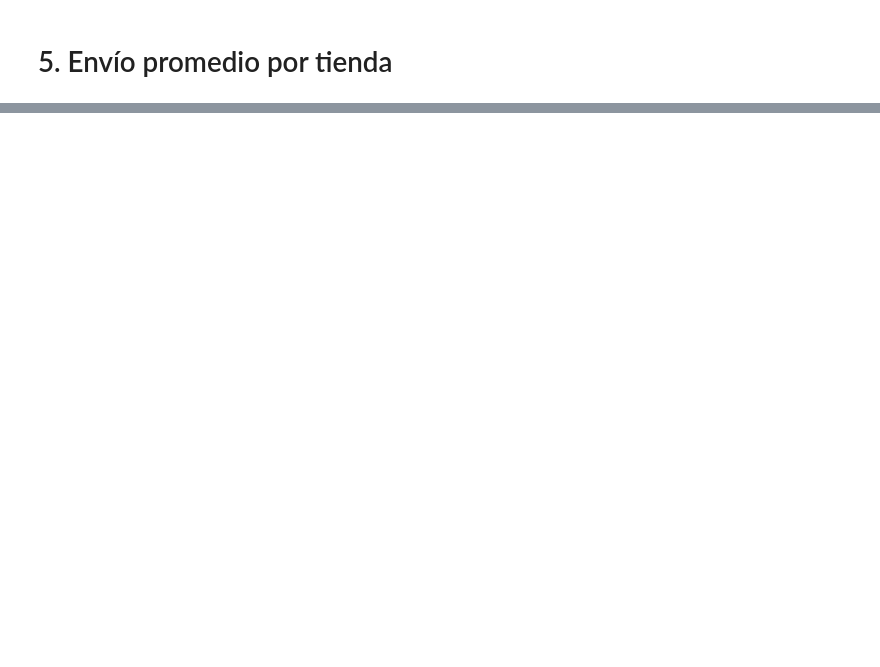
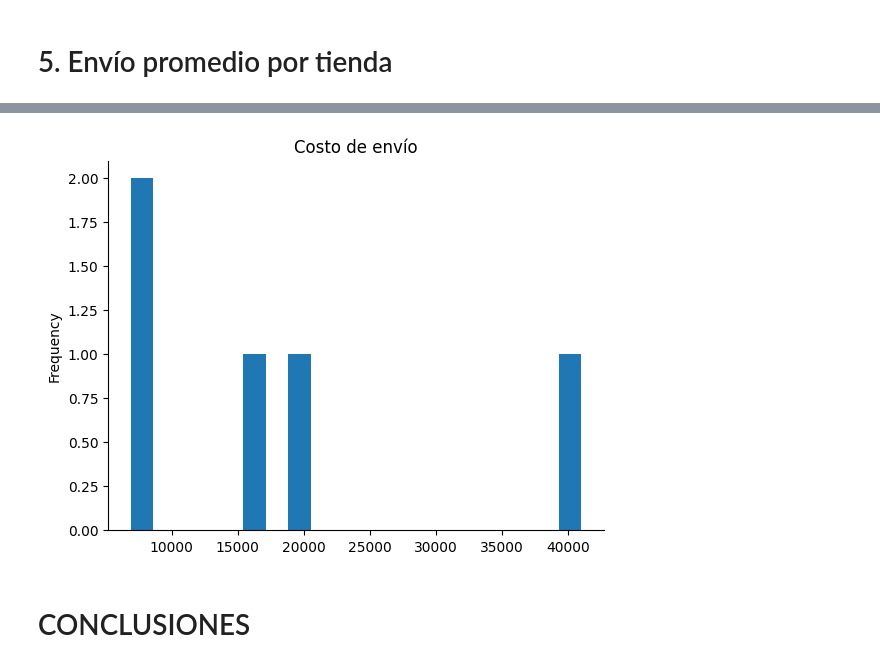
Before and after one commit to Oxpol85/Data-Base-Challenge-Juan-shop, a Jupyter notebook: AluraStoreLatam.ipynb, the cells around one changed output, grey strips where cells are left out. Cells and saved outputs as stored; diff of their text form; code cells hidden in the pictures; blank space fills up the shorter version.

Commit message:
CONCLUSIONES

```diff
--- a/AluraStoreLatam.ipynb
+++ b/AluraStoreLatam.ipynb
@@ -311,0 +319,7 @@ Tienda 4: $23,459.46,COP
+# %%
+_df_2['Costo de envío'].plot(kind='hist', bins=20, title='Costo de envío')
+plt.gca().spines[['top', 'right',]].set_visible(False)
+# %% [output]
+[figure, added]
+# %% [markdown]
+# CONCLUSIONES
```
Also changed, not shown: parts of 3 cells of this notebook.
